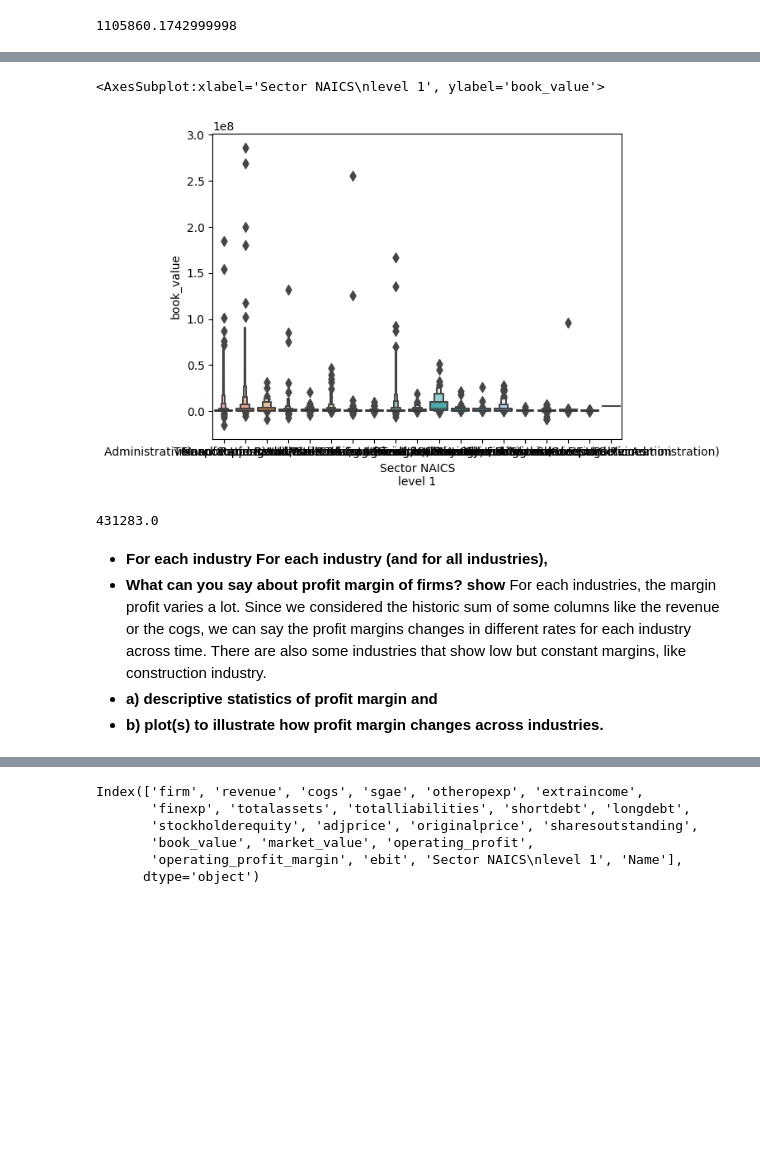
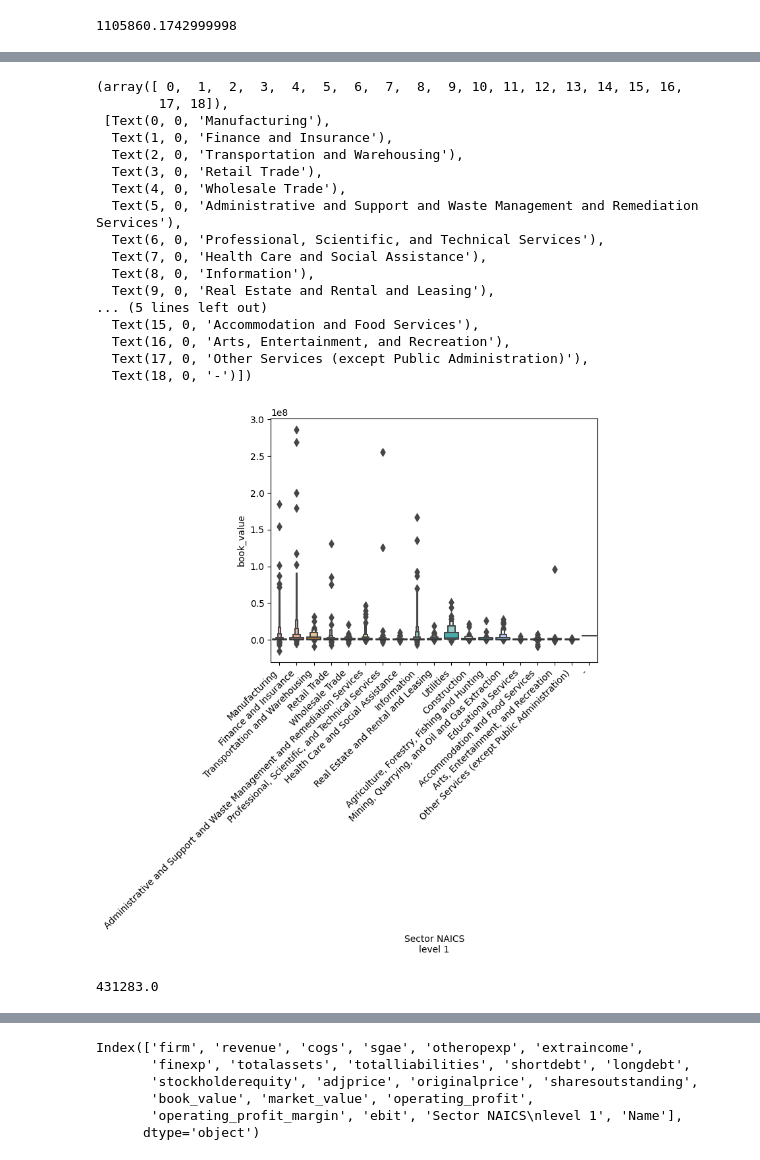
Before and after one commit to alexlohe25/IA_Avanzada_I, a Jupyter notebook: mod1_estadistica/business_case_A01733984.ipynb, the cells around one changed output, grey strips where cells are left out. Saved outputs shown, nothing was run; the diff lists cells and outputs as text; code cells hidden in the pictures; blank space fills up the shorter version.

```diff
--- a/mod1_estadistica/business_case_A01733984.ipynb
+++ b/mod1_estadistica/business_case_A01733984.ipynb
@@ -391,19 +485,30 @@ mergedDF.groupby('Sector NAICS\nlevel 1')['book_value'].describe()
 # %%
 #Book Value
 
 sns.boxenplot(x='Sector NAICS\nlevel 1', y='book_value', data=mergedDF)
+plt.xticks(rotation = 45, ha = "right")
 # %% [output]
-<AxesSubplot:xlabel='Sector NAICS\nlevel 1', ylabel='book_value'>
+(array([ 0,  1,  2,  3,  4,  5,  6,  7,  8,  9, 10, 11, 12, 13, 14, 15, 16,
+        17, 18]),
+ [Text(0, 0, 'Manufacturing'),
+  Text(1, 0, 'Finance and Insurance'),
+  Text(2, 0, 'Transportation and Warehousing'),
+  Text(3, 0, 'Retail Trade'),
+  Text(4, 0, 'Wholesale Trade'),
+  Text(5, 0, 'Administrative and Support and Waste Management and Remediation Services'),
+  Text(6, 0, 'Professional, Scientific, and Technical Services'),
+  Text(7, 0, 'Health Care and Social Assistance'),
+  Text(8, 0, 'Information'),
+  Text(9, 0, 'Real Estate and Rental and Leasing'),
+... (5 lines left out)
+  Text(15, 0, 'Accommodation and Food Services'),
+  Text(16, 0, 'Arts, Entertainment, and Recreation'),
+  Text(17, 0, 'Other Services (except Public Administration)'),
+  Text(18, 0, '-')])
-[figure, old version]
+[figure, new version]
 # %%
 #Market Book Value
 
 mergedDF['book_value'].median()
 # %% [output]
 431283.0
-# %% [markdown]
-*   **For each industry For each industry (and for all industries),**
-*   **What can you say about profit margin of firms? show**
-For each industries, the margin profit varies a lot. Since we considered the historic sum of some columns like the revenue or the cogs, we can say the profit margins changes in different rates for each industry across time. There are also some industries that show low but constant margins, like construction industry.
-*   **a) descriptive statistics of profit margin and**
-*   **b) plot(s) to illustrate how profit margin changes across industries.**
```
Also changed, not shown: parts of 93 cells of this notebook.
